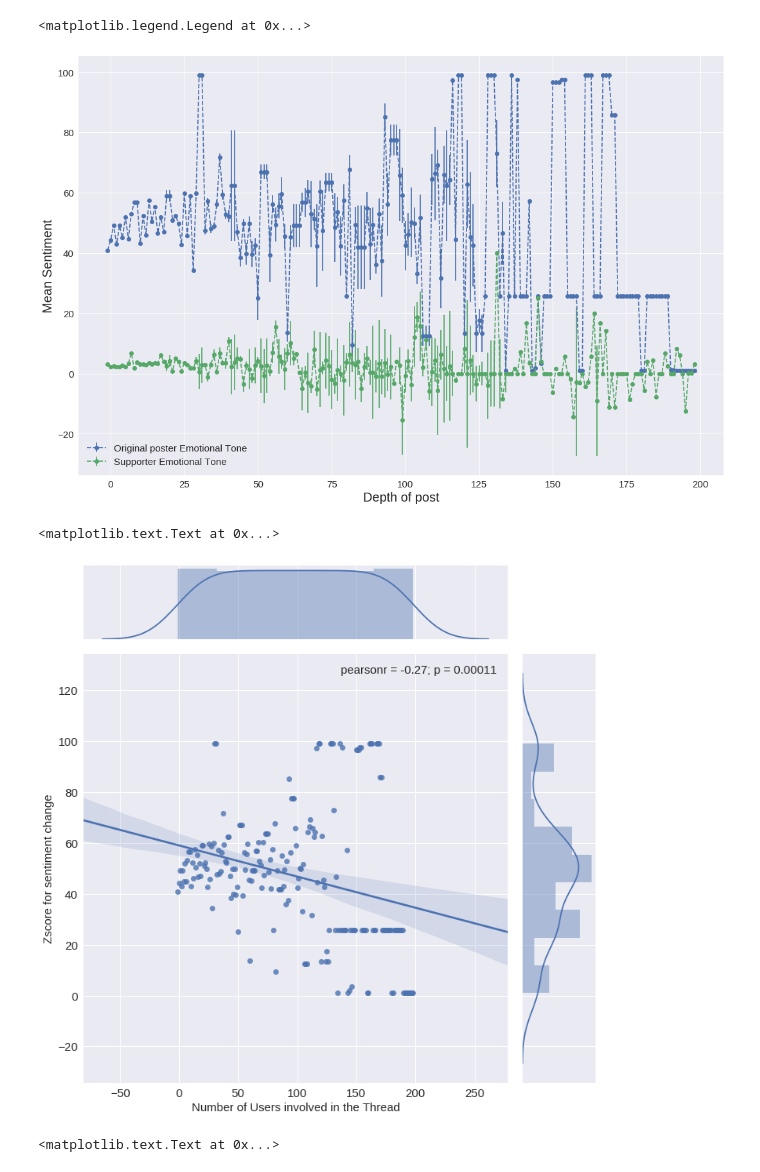
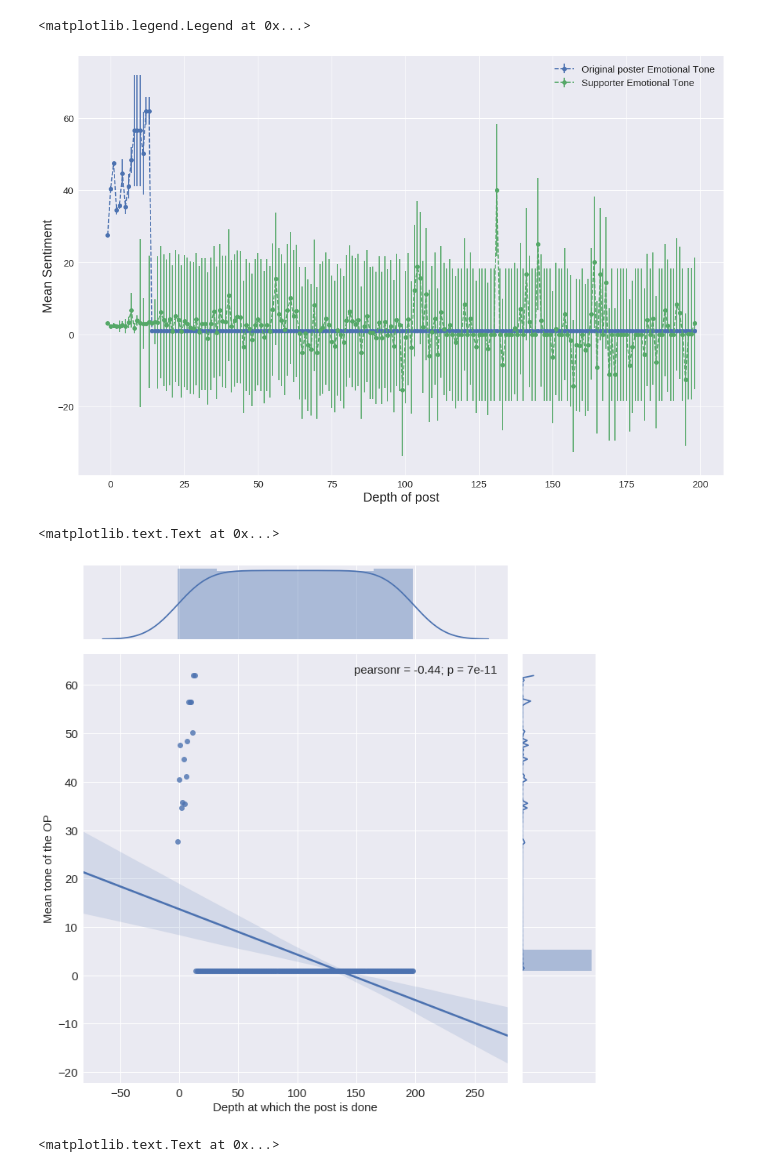
Before and after one commit to sagarjoglekar/redditTools, a Jupyter notebook: Notebooks/ReplyGraphAnalysis.ipynb, the cells around one changed output. Drawn from its saved outputs; the diff is of its cells as text; code cells hidden in the pictures.

```diff
--- a/Notebooks/ReplyGraphAnalysis.ipynb
+++ b/Notebooks/ReplyGraphAnalysis.ipynb
@@ -16,8 +16,8 @@ import math
 import matplotlib.pyplot as plt
 import matplotlib.cm as cm
 # %%
-Allgraphs = "../Data/reddit_suicideWatch/SW_morethan10_graphs_complete_revised/SW_morethan10_deeper_replygraphs.pkl"
-# Allgraphs = "../Data/reddit_CMV/CMV_graph/CMV_TopPost.pkl"
+# Allgraphs = "../Data/reddit_suicideWatch/SW_morethan10_graphs_complete_revised/SW_morethan10_deeper_replygraphs.pkl"
+Allgraphs = "../Data/reddit_pol/reddit_pol_FP_graph/Pol_FP_replygraphs.pkl"
 # %%
 allGraphs = pkl.load(open(Allgraphs,'rb'))
 # %%
@@ -38,7 +38,8 @@ len(textDict)
 #     for k in textDict:
 #         dict_writer.writerow({'postid': k , 'text': textDict[k]})
 # %%
-LIWC = pd.read_csv("/datasets_1/sagarj/IoPPN_collab/reddit_suicideWatch/LIWC2015_SWTextDeeper.csv")
+# LIWC = pd.read_csv("/datasets_1/sagarj/IoPPN_collab/reddit_suicideWatch/LIWC2015_SWTextDeeper.csv")
+LIWC = pd.read_csv("/datasets_1/sagarj/IoPPN_collab/reddit_pol/LIWC2015_RedditPolDeeper.csv")
 # %%
 LIWC.keys()
 # %% [output]
@@ -110,7 +111,7 @@ def getScaledSizes(graph):
     scaled = [v*(2^(v-np.min(normed)))+100 for v in normed]
     return scaled
 # %%
-cascadeGraph = allGraphs[allGraphs.keys()[11]]
+cascadeGraph = allGraphs[allGraphs.keys()[190]]
 sizes = getScaledSizes(cascadeGraph)
 print sizes
 pos = graphviz_layout(cascadeGraph, prog='neato')
@@ -359,14 +353,14 @@ plt.ylabel("Mean Sentiment" , fontsize = 20)
 plt.legend(['Original poster Emotional Tone','Supporter Emotional Tone'])
 # %% [output]
 <matplotlib.legend.Legend at 0x...>
-[figure, old version]
+[figure, new version]
 # %%
 sns.jointplot(x = np.asarray(np.arange(-1, 199, 1)) , y = np.asarray(rootMeanAffects[:200] ) , kind='reg' ,size = 10);
-plt.xlabel("Number of Users involved in the Thread", fontsize = 15)
-plt.ylabel("Zscore for sentiment change", fontsize = 15)
+plt.xlabel("Depth at which the post is done", fontsize = 15)
+plt.ylabel("Mean tone of the OP", fontsize = 15)
 # %% [output]
 <matplotlib.text.Text at 0x...>
-[figure, old version]
+[figure, new version]
 # %%
 sns.jointplot(x = np.asarray(np.arange(-1, 199, 1)) , y = np.asarray(BPMedianAffects[:200] ) , kind='reg' ,size = 10);
 plt.xlabel("Number of Users involved in the Thread", fontsize = 15)
```
Also changed, not shown: parts of 24 cells of this notebook, 3 other files.
